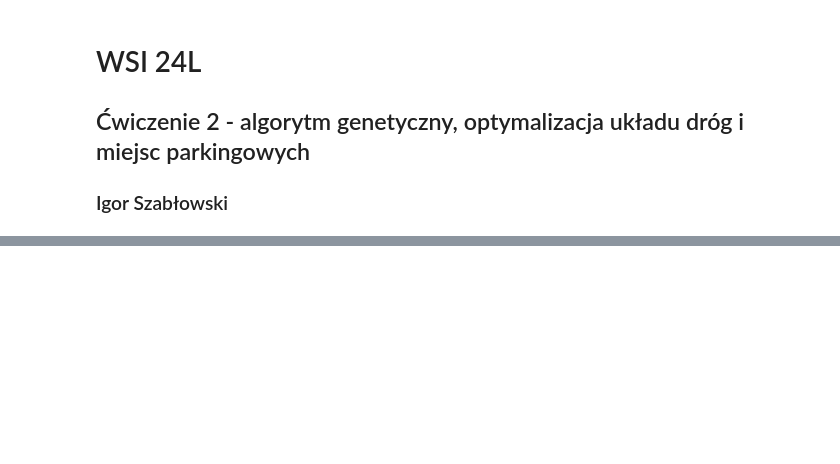
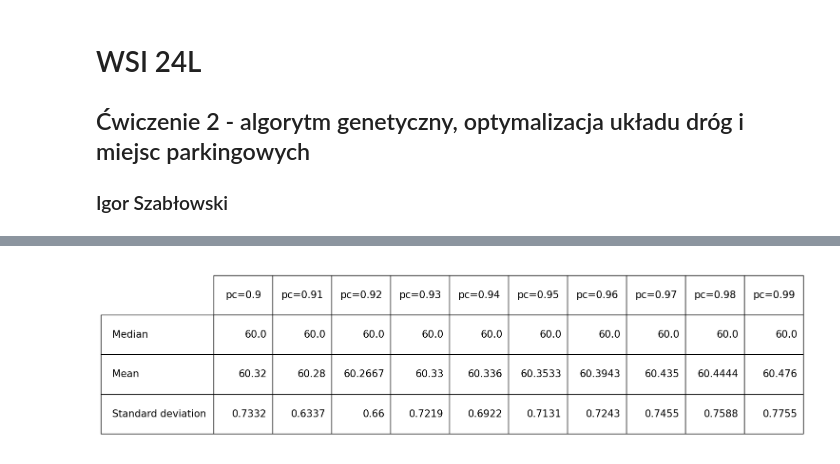
Before and after one commit to iszablowski/WSI24L, a Jupyter notebook: wsi2_genetic_algorithm/genetic_algorithm.ipynb, the cells around one changed output, grey strips where cells are left out. Drawn from its saved outputs; the diff is of its cells as text; code cells hidden in the pictures; blank space fills up the shorter version.

```diff
--- a/wsi2_genetic_algorithm/genetic_algorithm.ipynb
+++ b/wsi2_genetic_algorithm/genetic_algorithm.ipynb
@@ -168,0 +209,14 @@ plt.show()
+# %%
+row_labels = ['Median', "Mean", 'Standard deviation']
+column_labels = [f'pc={np.round(pc, 2)}' for pc in pc_array]
+median = [np.median(values) for values in result]
+mean = [np.mean(values) for values in result]
+std_dev = [np.std(values) for values in result]
+fig, ax = plt.subplots()
+ax.axis('off')
+table = ax.table(cellText=[median, np.round(mean, 4), np.round(std_dev, 4)], rowLabels=row_labels, colLabels=column_labels, loc='center')
+table.set_fontsize(15)
+table.scale(2.5, 5)
+plt.show()
+# %% [output]
+[figure, added]
```
Also changed, not shown: parts of 10 cells of this notebook.
